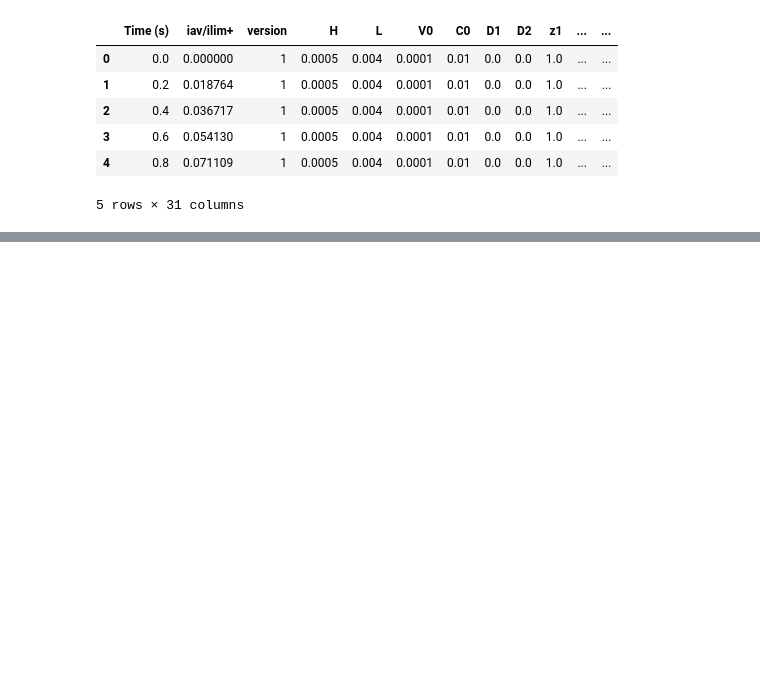
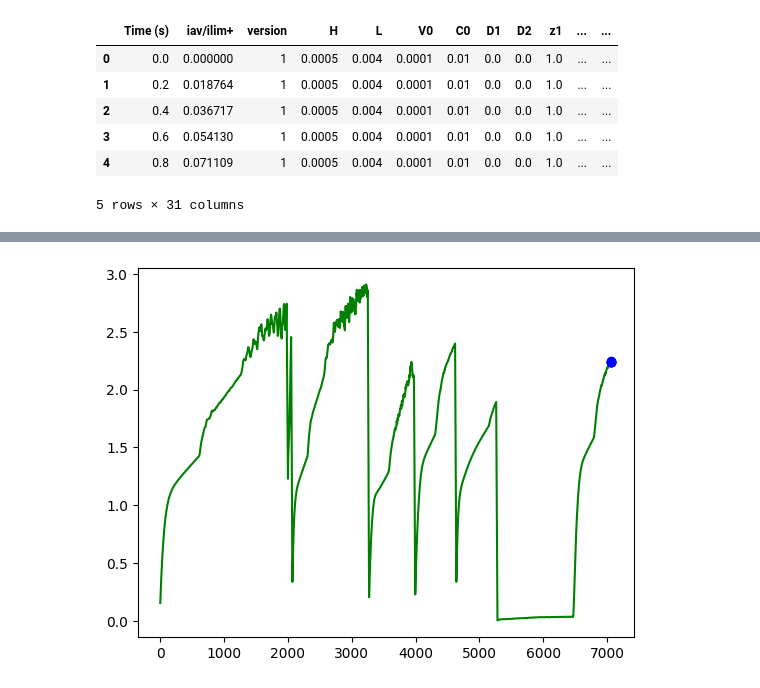
Before and after one commit to DiKachura/machine_learning, a Jupyter notebook: вах_тестовый_вариант.ipynb, the cells around one changed output, grey strips where cells are left out. Drawn from its saved outputs; the diff is of its cells as text; code cells hidden in the pictures; blank space fills up the shorter version.

```diff
--- a/вах_тестовый_вариант.ipynb
+++ b/вах_тестовый_вариант.ipynb
@@ -309,0 +88,60 @@ ValueError: X has 31 features, but MinMaxScaler is expecting 25 features as inpu
+# %%
+import pandas as pd
+import numpy as np
+import tensorflow as tf
+from tensorflow.keras.layers import Dense, Conv1D, Dropout, Flatten
+from tensorflow.keras.models import Sequential
+from tensorflow.keras.optimizers import Adam
+import matplotlib.pyplot as plt
+
+# Загрузка данных из файла
+data = pd.read_csv("/content/диплом (1).csv")
+
+# Выбор одного ряда данных
+selected_row = data['iav/ilim+']  # Замените 'Column_Name' на имя нужного вам столбца
+
+# Нарезка выбранного ряда скользящим окном размером 20
+window_size = 20
+sliced_data = selected_row.rolling(window=window_size).mean().dropna()
+
+# Преобразование данных в массивы numpy
+data_array = np.array(sliced_data)
+data_x_list = []
+data_y_list = []
+
+for i in range(len(data_array) - window_size - 5):
+    vekt_x = np.reshape(data_array[i:i+window_size], (window_size, 1))
+    data_x_list.append(vekt_x)
+    data_y_list.append(data_array[i+window_size:i+window_size+5])
+
+data_x_array = np.stack(data_x_list)
+data_y_array = np.stack(data_y_list)
+
+# Создание модели
+model = Sequential()
+model.add(Conv1D(filters=32, kernel_size=5, padding="same", strides=1, input_shape=(window_size, 1)))
+model.add(Conv1D(8, 5))
+model.add(Dropout(0.3))
+model.add(Conv1D(16, 5))
+model.add(Dropout(0.3))
+model.add(Flatten())
+model.add(Dense(16, activation='relu'))
+model.add(Dense(5, activation=None))
+
+# Компиляция модели
+optimizer = Adam(learning_rate=0.0001, beta_1=0.9, beta_2=0.999, amsgrad=False)
+model.compile(optimizer=optimizer, loss='mae')
+
+# Обучение модели
+EPOCHS = 1000
+model.fit(data_x_array, data_y_array, epochs=EPOCHS, batch_size=2)
+
+# Предсказание значений
+val_data = np.array(data_array[-window_size-5:-5])
+val_data = np.reshape(val_data, (1, window_size, 1))
+pred = model.predict(val_data)
+
+# Визуализация результатов
+plt.plot(data_array, 'g', np.arange(len(data_array)-5, len(data_array)), pred[0], 'bo')
+plt.show()
+# %% [output]
@@ -309,0 +165 @@ ValueError: X has 31 features, but MinMaxScaler is expecting 25 features as inpu
+[figure, added]
```
Also changed, not shown: parts of 19 cells of this notebook.
